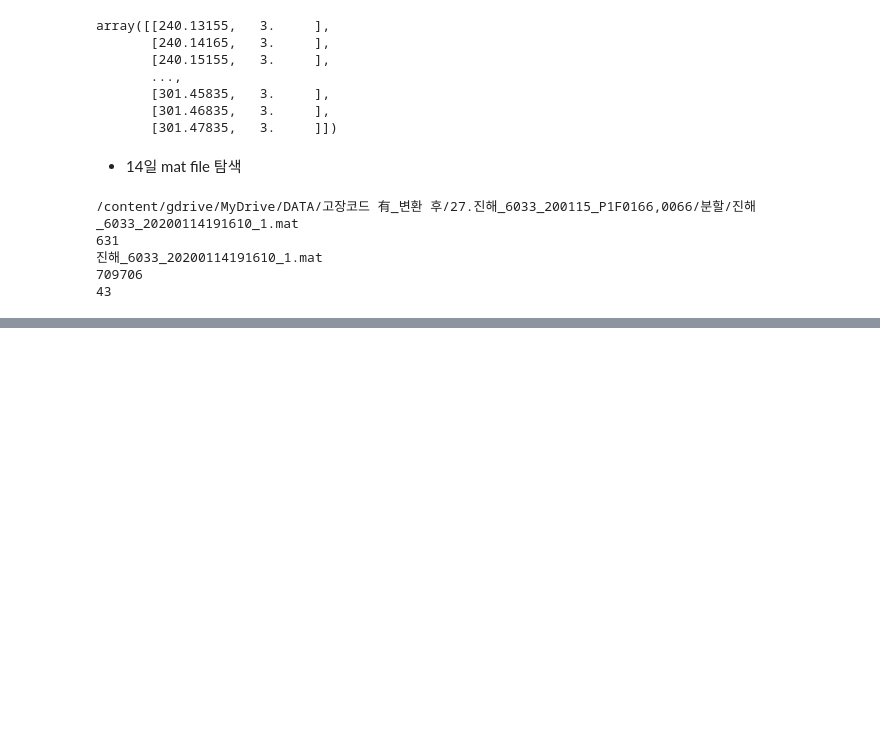
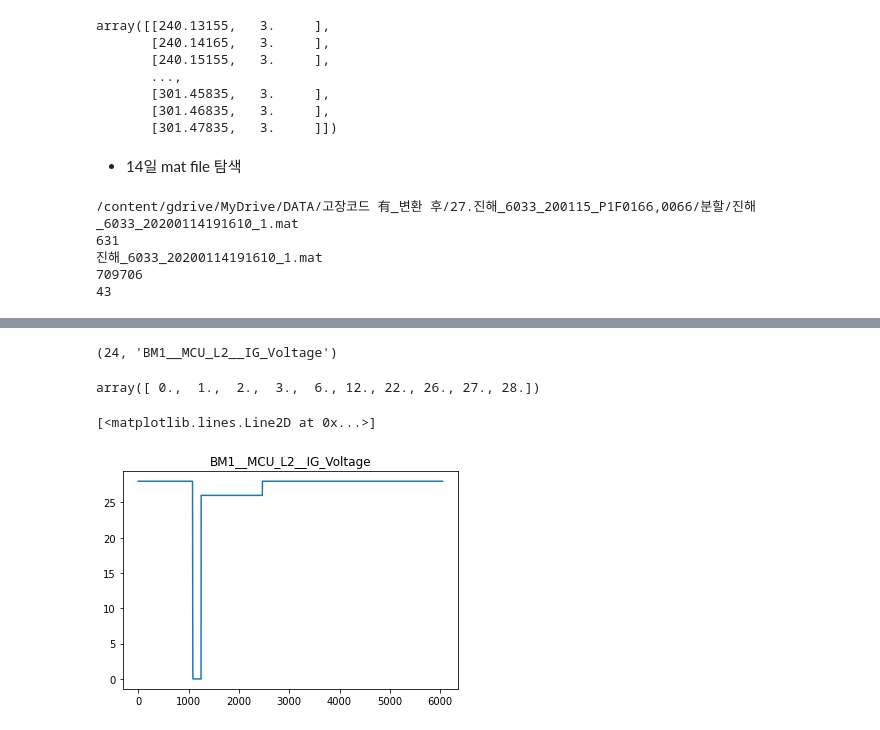
Before and after one commit to HWANG-HOE-SUN/Univ.Project, a Jupyter notebook: 진해Data.ipynb, the cells around one changed output, grey strips where cells are left out. Drawn from its saved outputs; the diff is of its cells as text; code cells hidden in the pictures; blank space fills up the shorter version.

```diff
--- a/진해Data.ipynb
+++ b/진해Data.ipynb
@@ -543,5 +346,0 @@ for i in feature_name:
-# %%
-time = []
-for i in range(len(pd.DataFrame(matfile13).T[0])):
-  time.append(pd.DataFrame(matfile13).T[0].iloc[i][-1][0])
-print(max(time))
@@ -549,0 +434,26 @@ pd.DataFrame(matfile13).T[0].iloc[2][-1][0]
+# %%
+def find_unique2(df_values): # 진동 3번 이상 = unique 밸류 적어도 4개 이상
+  is_unique = 0
+  useful_idx = []
+  for i in range(len(df_values)):
+    df = pd.DataFrame(df_values)
+    unique_value = np.unique(df.iloc[i].values[0][:,1])
+    is_unique = len(np.unique(df.iloc[i].values[0][:,1])) # 각 chan의 value값의 고유값 존재 여부를 check
+    if is_unique > 3:
+      useful_idx.append(i)
+  return useful_idx
+# %%
+jinhae_useful_idx2 = find_unique2(jinhae_0114_21_19_13.values)
+len(jinhae_useful_idx2) ,  jinhae_0114_21_19_13.index[jinhae_useful_idx2[0]]
+# %% [output]
+(24, 'BM1__MCU_L2__IG_Voltage')
+# %%
+np.unique(jinhae_0114_21_19_13.iloc[jinhae_useful_idx2[0]].values[0][:,1])  # 전압값이 0,1,2...28까지 단기간내 다양하게 요동침
+# %% [output]
+array([ 0.,  1.,  2.,  3.,  6., 12., 22., 26., 27., 28.])
+# %%
+plt.title("BM1__MCU_L2__IG_Voltage")
+plt.plot(jinhae_0114_21_19_13.iloc[jinhae_useful_idx2[0]].values[0][:,1])
+# %% [output]
+[<matplotlib.lines.Line2D at 0x...>]
+[figure, added]
```
Also changed, not shown: parts of 65 cells of this notebook.
